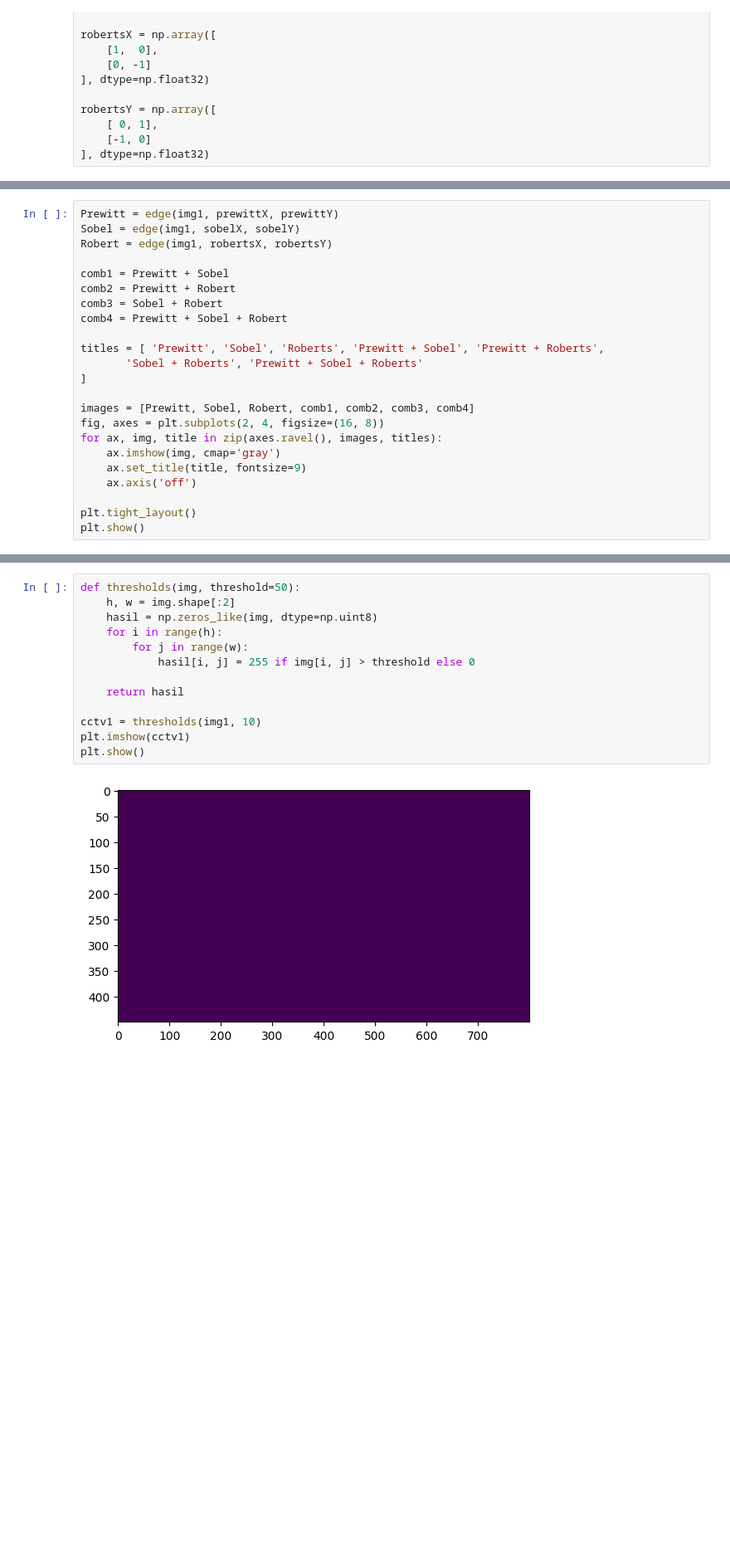
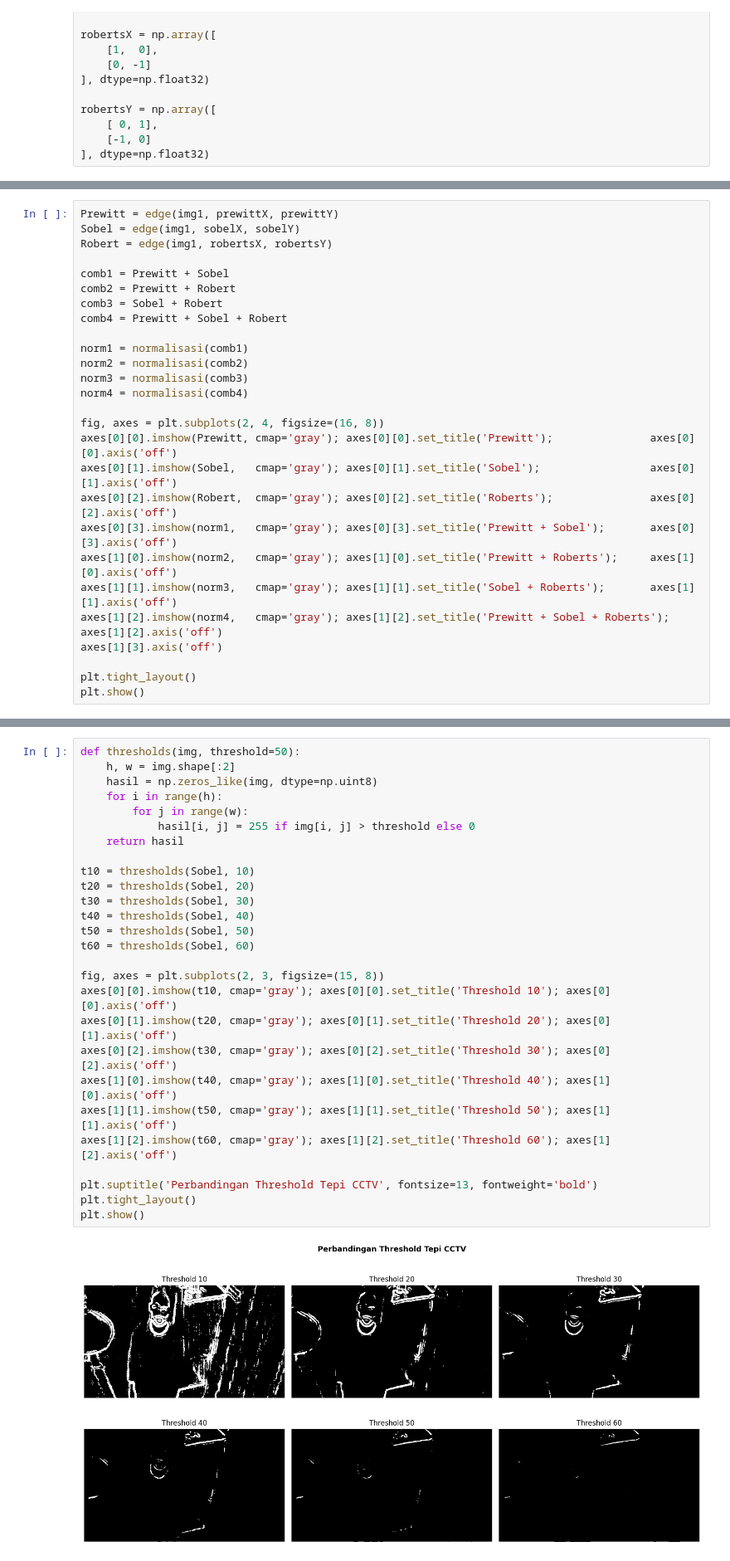
Before and after one commit to praktikum-pcd-2026/jurnal-modul-3-kelompok-3-Ilalala17, a Jupyter notebook: FadilaM3.ipynb, the cells around one changed output, grey strips where cells are left out. Shown at 83% size. Cells and saved outputs as stored; diff of their text form; blank space fills up the shorter version.

```diff
--- a/FadilaM3.ipynb
+++ b/FadilaM3.ipynb
@@ -134,16 +183,20 @@ comb2 = Prewitt + Robert
 comb3 = Sobel + Robert
 comb4 = Prewitt + Sobel + Robert
 
-titles = [ 'Prewitt', 'Sobel', 'Roberts', 'Prewitt + Sobel', 'Prewitt + Roberts',
-       'Sobel + Roberts', 'Prewitt + Sobel + Roberts'
-]
+norm1 = normalisasi(comb1)
+norm2 = normalisasi(comb2)
+norm3 = normalisasi(comb3)
+norm4 = normalisasi(comb4)
 
-images = [Prewitt, Sobel, Robert, comb1, comb2, comb3, comb4]
 fig, axes = plt.subplots(2, 4, figsize=(16, 8))
-for ax, img, title in zip(axes.ravel(), images, titles):
-    ax.imshow(img, cmap='gray')
-    ax.set_title(title, fontsize=9)
-    ax.axis('off')
+axes[0][0].imshow(Prewitt, cmap='gray'); axes[0][0].set_title('Prewitt');               axes[0][0].axis('off')
+axes[0][1].imshow(Sobel,   cmap='gray'); axes[0][1].set_title('Sobel');                 axes[0][1].axis('off')
+axes[0][2].imshow(Robert,  cmap='gray'); axes[0][2].set_title('Roberts');               axes[0][2].axis('off')
+axes[0][3].imshow(norm1,   cmap='gray'); axes[0][3].set_title('Prewitt + Sobel');       axes[0][3].axis('off')
+axes[1][0].imshow(norm2,   cmap='gray'); axes[1][0].set_title('Prewitt + Roberts');     axes[1][0].axis('off')
+axes[1][1].imshow(norm3,   cmap='gray'); axes[1][1].set_title('Sobel + Roberts');       axes[1][1].axis('off')
+axes[1][2].imshow(norm4,   cmap='gray'); axes[1][2].set_title('Prewitt + Sobel + Roberts'); axes[1][2].axis('off')
+axes[1][3].axis('off')
 
 plt.tight_layout()
 plt.show()
@@ -152,15 +207,29 @@ plt.show()
 # %%
 def thresholds(img, threshold=50):
     h, w = img.shape[:2]
     hasil = np.zeros_like(img, dtype=np.uint8)
     for i in range(h):
         for j in range(w):
             hasil[i, j] = 255 if img[i, j] > threshold else 0
-
     return hasil
 
-cctv1 = thresholds(img1, 10)
-plt.imshow(cctv1)
+t10 = thresholds(Sobel, 10)
+t20 = thresholds(Sobel, 20)
+t30 = thresholds(Sobel, 30)
+t40 = thresholds(Sobel, 40)
+t50 = thresholds(Sobel, 50)
+t60 = thresholds(Sobel, 60)
+
+fig, axes = plt.subplots(2, 3, figsize=(15, 8))
+axes[0][0].imshow(t10, cmap='gray'); axes[0][0].set_title('Threshold 10'); axes[0][0].axis('off')
+axes[0][1].imshow(t20, cmap='gray'); axes[0][1].set_title('Threshold 20'); axes[0][1].axis('off')
+axes[0][2].imshow(t30, cmap='gray'); axes[0][2].set_title('Threshold 30'); axes[0][2].axis('off')
+axes[1][0].imshow(t40, cmap='gray'); axes[1][0].set_title('Threshold 40'); axes[1][0].axis('off')
+axes[1][1].imshow(t50, cmap='gray'); axes[1][1].set_title('Threshold 50'); axes[1][1].axis('off')
+axes[1][2].imshow(t60, cmap='gray'); axes[1][2].set_title('Threshold 60'); axes[1][2].axis('off')
+
+plt.suptitle('Perbandingan Threshold Tepi CCTV', fontsize=13, fontweight='bold')
+plt.tight_layout()
 plt.show()
 # %% [output]
-[figure, old version]
+[figure, new version]
```
Also changed, not shown: parts of 23 cells of this notebook, 1 other file.
